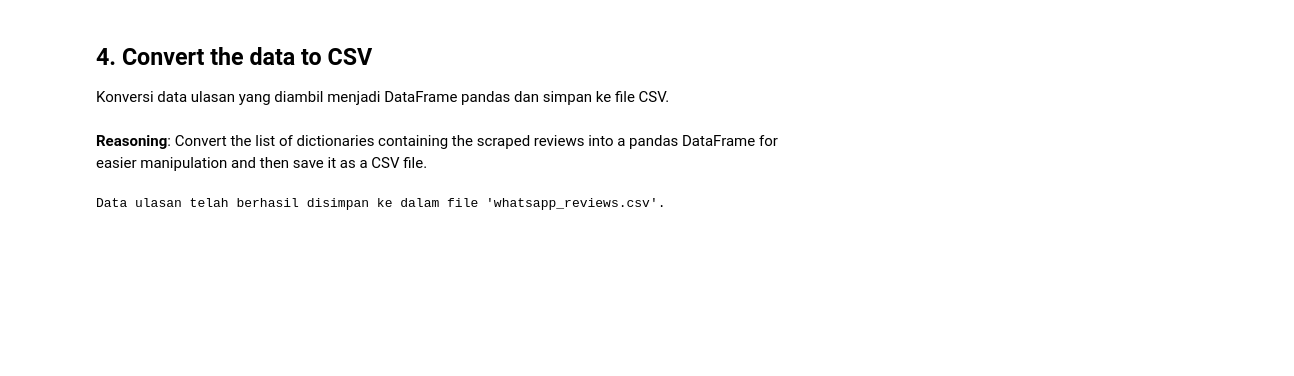
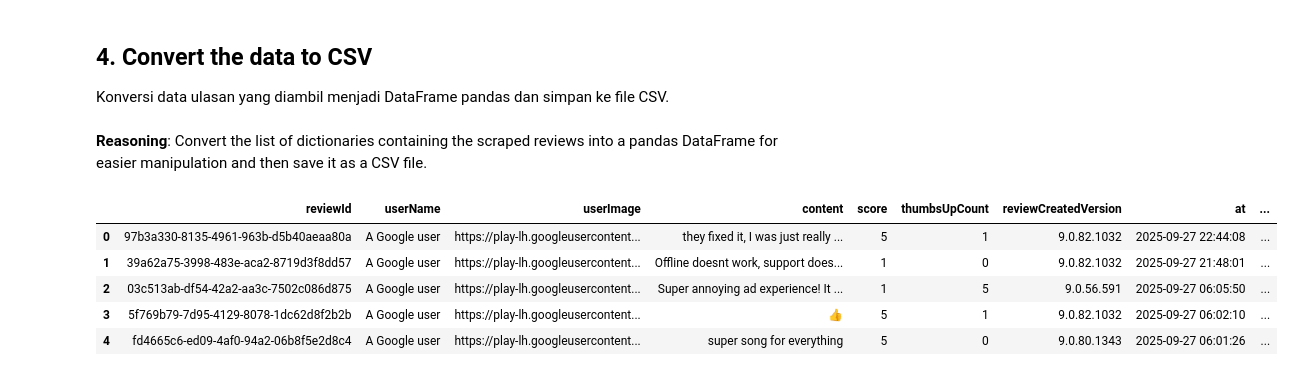
Before and after one commit to notnsas/data-science-capstone-project-college, a Jupyter notebook: notebooks/01_data_collection.ipynb, the cells around one changed output. Drawn from its saved outputs; the diff is of its cells as text; code cells hidden in the pictures; blank space fills up the shorter version.

```diff
--- a/notebooks/01_data_collection.ipynb
+++ b/notebooks/01_data_collection.ipynb
@@ -85,7 +87,13 @@ Convert the list of dictionaries containing the scraped reviews into a pandas Da
 # %%
-reviews_df = pd.DataFrame(scraped_reviews)
-
 # Save the DataFrame to a CSV file
-reviews_df.to_csv('spotify_reviews_eng_1.csv', index=False)
+reviews_df.to_csv('spotify_reviews_id_id_2.csv', index=False)
-# %% [output]
-Data ulasan telah berhasil disimpan ke dalam file 'whatsapp_reviews.csv'.
+# %%
+combined_reviews_df = pd.concat([reviews_df, reviews_df2], ignore_index=True)
+display(combined_reviews_df.head())
+# %% [output]
+|  | reviewId | userName | userImage | content | score | thumbsUpCount | reviewCreatedVersion | at | ... |
+| 0 | 97b3a330-8135-4961-963b-d5b40aeaa80a | A Google user | https://play-lh.googleusercontent... | they fixed it, I was just really ... | 5 | 1 | 9.0.82.1032 | 2025-09-27 22:44:08 | ... |
+| 1 | 39a62a75-3998-483e-aca2-8719d3f8dd57 | A Google user | https://play-lh.googleusercontent... | Offline doesnt work, support does... | 1 | 0 | 9.0.82.1032 | 2025-09-27 21:48:01 | ... |
+| 2 | 03c513ab-df54-42a2-aa3c-7502c086d875 | A Google user | https://play-lh.googleusercontent... | Super annoying ad experience! It ... | 1 | 5 | 9.0.56.591 | 2025-09-27 06:05:50 | ... |
+| 3 | 5f769b79-7d95-4129-8078-1dc62d8f2b2b | A Google user | https://play-lh.googleusercontent... | 👍 | 5 | 1 | 9.0.82.1032 | 2025-09-27 06:02:10 | ... |
+| 4 | fd4665c6-ed09-4af0-94a2-06b8f5e2d8c4 | A Google user | https://play-lh.googleusercontent... | super song for everything | 5 | 0 | 9.0.80.1343 | 2025-09-27 06:01:26 | ... |
```
Also changed, not shown: parts of 9 cells of this notebook.
